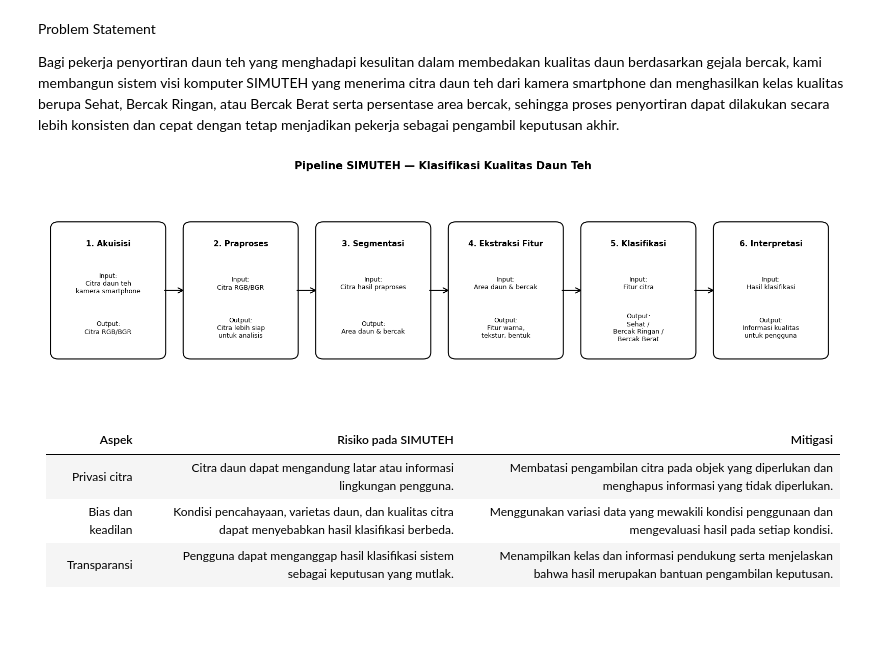
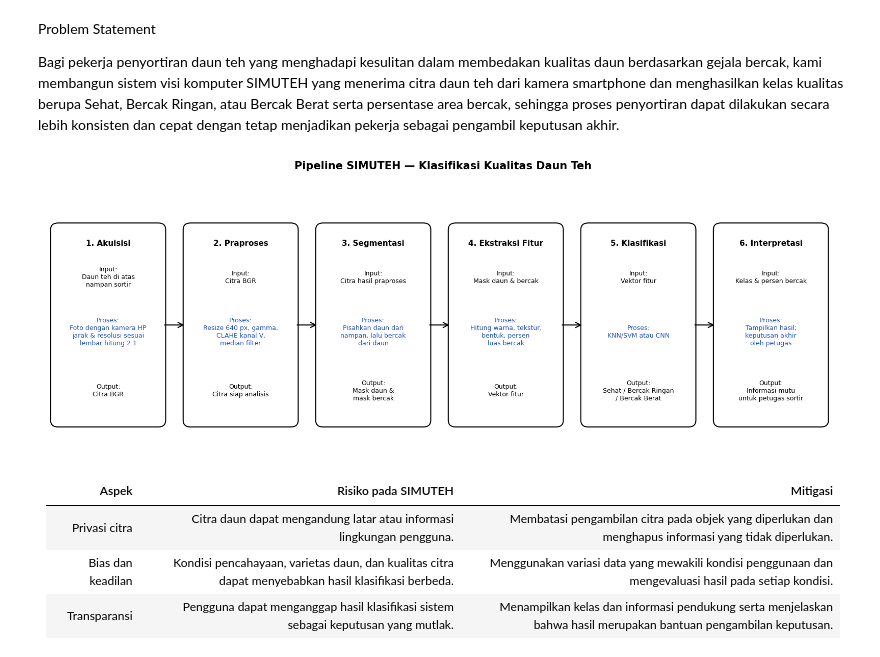
Before and after one commit to MuhammadImamFaisal/simuteh-2330511016, a Jupyter notebook: notebook/B1_lingkungan.ipynb, the cells around one changed output. Saved outputs shown, nothing was run; the diff lists cells and outputs as text; code cells hidden in the pictures; blank space fills up the shorter version.

Commit message:
B1: perbaiki path, lengkapi diagram pipeline dengan tahap proses

```diff
--- a/notebook/B1_lingkungan.ipynb
+++ b/notebook/B1_lingkungan.ipynb
@@ -53,97 +53,76 @@ Bagi pekerja penyortiran daun teh yang menghadapi kesulitan dalam membedakan kua
 import matplotlib.pyplot as plt
 from matplotlib.patches import FancyBboxPatch, FancyArrowPatch
 
-fig, ax = plt.subplots(figsize=(16, 5))
+fig, ax = plt.subplots(figsize=(16, 6))
 ax.set_xlim(0, 16)
-ax.set_ylim(0, 5)
+ax.set_ylim(0, 6)
 ax.axis("off")
 
+# (judul, input, proses, output)
 tahapan = [
     ("1. Akuisisi",
-     "Input:\nCitra daun teh\nkamera smartphone",
-     "Output:\nCitra RGB/BGR"),
+     "Input:\nDaun teh di atas\nnampan sortir",
+     "Proses:\nFoto dengan kamera HP\njarak & resolusi sesuai\nlembar hitung 2.1",
+     "Output:\nCitra BGR"),
 
     ("2. Praproses",
-     "Input:\nCitra RGB/BGR",
-     "Output:\nCitra lebih siap\nuntuk analisis"),
+     "Input:\nCitra BGR",
+     "Proses:\nResize 640 px, gamma,\nCLAHE kanal V,\nmedian filter",
+     "Output:\nCitra siap analisis"),
 
     ("3. Segmentasi",
      "Input:\nCitra hasil praproses",
-     "Output:\nArea daun & bercak"),
+     "Proses:\nPisahkan daun dari\nnampan, lalu bercak\ndari daun",
+     "Output:\nMask daun &\nmask bercak"),
 
     ("4. Ekstraksi Fitur",
-     "Input:\nArea daun & bercak",
-     "Output:\nFitur warna,\ntekstur, bentuk"),
+     "Input:\nMask daun & bercak",
+     "Proses:\nHitung warna, tekstur,\nbentuk, persen\nluas bercak",
+     "Output:\nVektor fitur"),
 
     ("5. Klasifikasi",
-     "Input:\nFitur citra",
-     "Output:\nSehat /\nBercak Ringan /\nBercak Berat"),
+     "Input:\nVektor fitur",
+     "Proses:\nKNN/SVM atau CNN",
+     "Output:\nSehat / Bercak Ringan\n/ Bercak Berat"),
 
     ("6. Interpretasi",
-     "Input:\nHasil klasifikasi",
-     "Output:\nInformasi kualitas\nuntuk pengguna")
+     "Input:\nKelas & persen bercak",
+     "Proses:\nTampilkan hasil;\nkeputusan akhir\noleh petugas",
+     "Output:\nInformasi mutu\nuntuk petugas sortir"),
 ]
 
 x_positions = [0.2, 2.85, 5.5, 8.15, 10.8, 13.45]
 
-for i, ((judul, input_text, output_text), x) in enumerate(zip(tahapan, x_positions)):
+for i, ((judul, input_text, proses_text, output_text), x) in enumerate(zip(tahapan, x_positions)):
     box = FancyBboxPatch(
-        (x, 1.0), 2.2, 3.0,
+        (x, 0.6), 2.2, 4.4,
         boxstyle="round,pad=0.05,rounding_size=0.15",
-        linewidth=1.5,
-        edgecolor="black",
-        facecolor="white"
+        linewidth=1.5, edgecolor="black", facecolor="white"
     )
     ax.add_patch(box)
 
-    ax.text(
-        x + 1.1, 3.55,
-        judul,
-        ha="center",
-        va="center",
-        fontsize=11,
-        fontweight="bold"
-    )
-
-    ax.text(
-        x + 1.1, 2.65,
-        input_text,
-        ha="center",
-        va="center",
-        fontsize=9
-    )
-
-    ax.text(
-        x + 1.1, 1.65,
-        output_text,
-        ha="center",
-        va="center",
-        fontsize=9
-    )
+    ax.text(x + 1.1, 4.6, judul, ha="center", va="center",
+            fontsize=11, fontweight="bold")
+    ax.text(x + 1.1, 3.85, input_text, ha="center", va="center", fontsize=9)
+    ax.text(x + 1.1, 2.65, proses_text, ha="center", va="center",
+            fontsize=9, color="#1f4fbf")
+    ax.text(x + 1.1, 1.35, output_text, ha="center", va="center", fontsize=9)
 
     if i < len(tahapan) - 1:
         arrow = FancyArrowPatch(
-            (x + 2.2, 2.5),
-            (x + 2.65, 2.5),
-            arrowstyle="->",
-            mutation_scale=18,
-            linewidth=1.5,
-            color="black"
+            (x + 2.2, 2.8), (x + 2.65, 2.8),
+            arrowstyle="->", mutation_scale=18, linewidth=1.5, color="black"
         )
         ax.add_patch(arrow)
 
-ax.set_title(
-    "Pipeline SIMUTEH — Klasifikasi Kualitas Daun Teh",
-    fontsize=15,
-    fontweight="bold",
-    pad=15
-)
+ax.set_title("Pipeline SIMUTEH — Klasifikasi Kualitas Daun Teh",
+             fontsize=15, fontweight="bold", pad=15)
 
 plt.tight_layout()
 plt.savefig("../hasil/b1_pipeline.png", dpi=300, bbox_inches="tight")
 plt.show()
 # %% [output]
-[figure, old version]
+[figure, new version]
 # %% [markdown]
 | Aspek | Risiko pada SIMUTEH | Mitigasi |
 |---|---|---|
```
Also changed, not shown: 1 other file.
